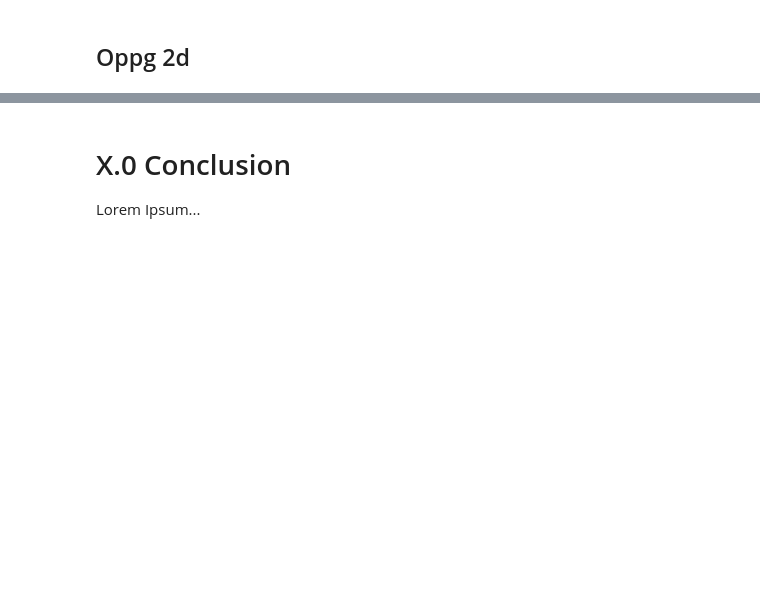
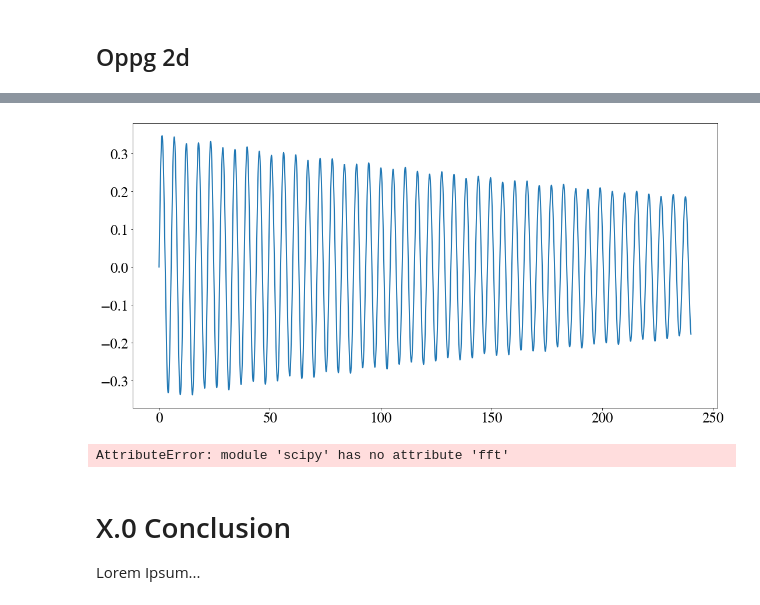
Before and after one commit to emiljonsrud/vitberr_prosjekt2_tekfys, a Jupyter notebook: main.ipynb, the cells around one changed output, grey strips where cells are left out. Cells and saved outputs as stored; diff of their text form; code cells hidden in the pictures; blank space fills up the shorter version.

Commit message:
started on fourier

```diff
--- a/main.ipynb
+++ b/main.ipynb
@@ -848,3 +828,32 @@ TypeError: unsupported operand type(s) for -: 'function' and 'float'
+# %%
+def fourier_plot():
+    #       Extract the simulation data
+    sim_data = np.load('rk4_water_move.npz')
+    t_num_rk4, w_num_rk4 = sim_data['t_num_rk4'], sim_data['w_num_rk4']
+
+    theta_num = w_num_rk4[0]
+
+    #       Plot theta
+    plt.plot(t_num_rk4, theta_num)
+    plt.show()
+
+    ############################################################################
+    #       Find the fourier transform
+    N = len(theta_num)
+    h_step = (t_num_rk4[-1] - t_num_rk4[0])/N
+
+
+    y_fft = sci.fft(theta_num)
+    x_fft = sci.fftfrec(N, h_step)[:N//2]
+
+
+
+
+
+fourier_plot()
+# %% [output]
+[figure, added]
+AttributeError: module 'scipy' has no attribute 'fft'
 # %% [markdown]
 # X.0 Conclusion
 
```
Also changed, not shown: parts of 9 cells of this notebook.
